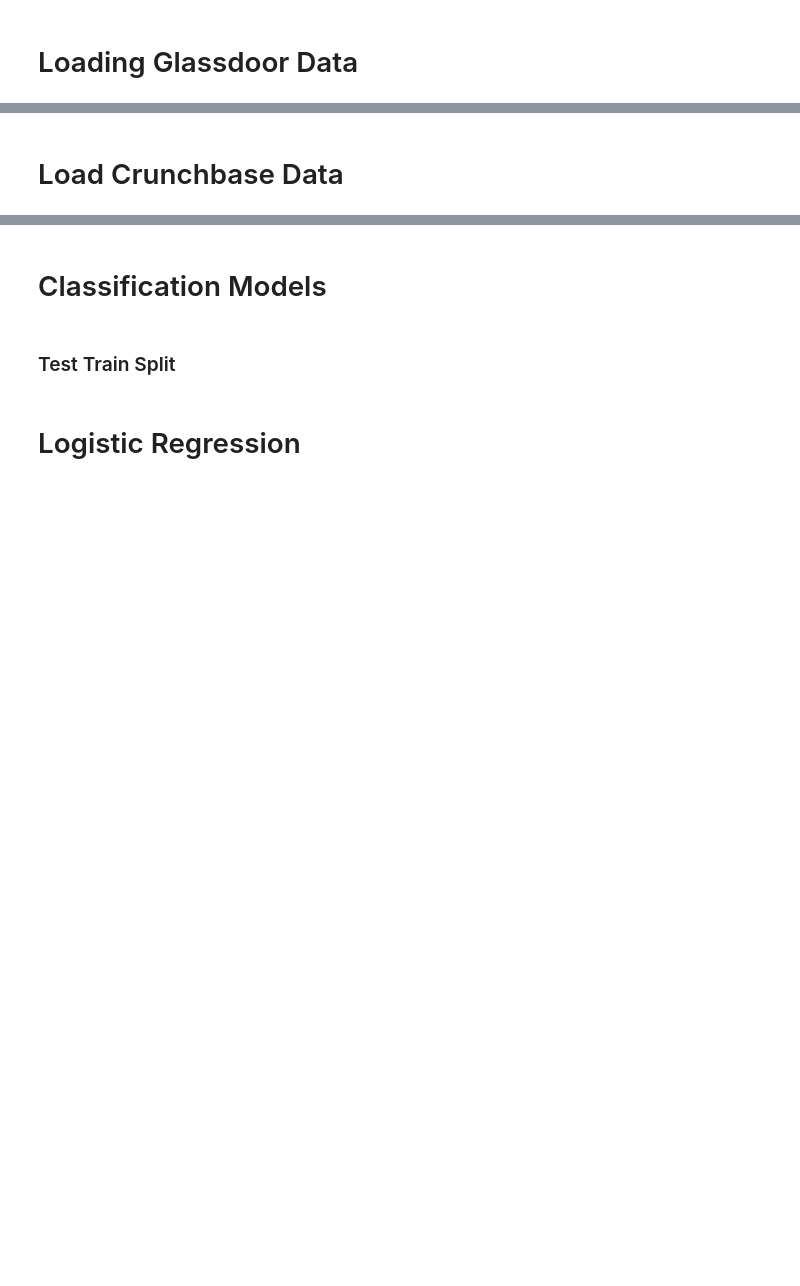
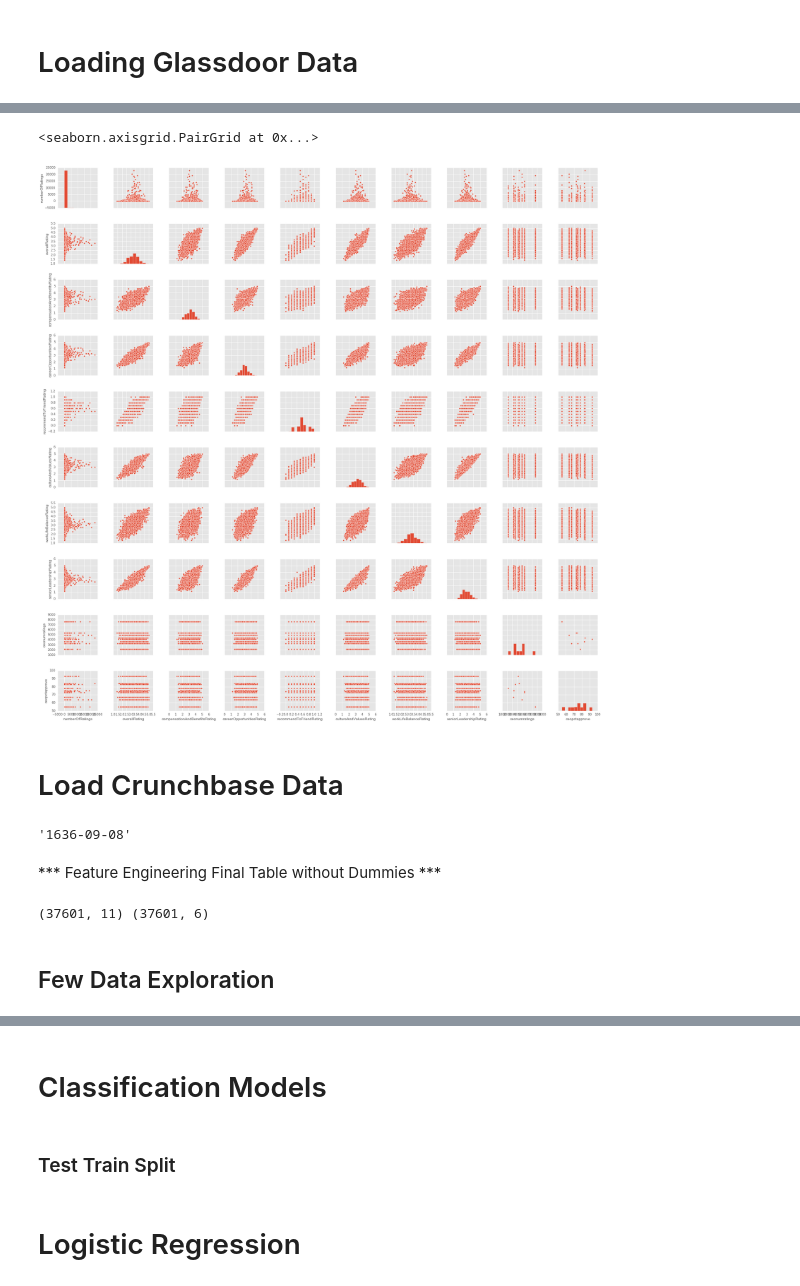
Before and after one commit to McnultyOne/octo-parakeet, a Jupyter notebook: DataClassification_MergedData.ipynb, the cells around one changed output, grey strips where cells are left out. Saved outputs shown, nothing was run; the diff lists cells and outputs as text; code cells hidden in the pictures; blank space fills up the shorter version.

Commit message:
updated model

```diff
--- a/DataClassification_MergedData.ipynb
+++ b/DataClassification_MergedData.ipynb
@@ -27,3 +66,8 @@ dta = dta.drop_duplicates()
+# %%
+sns.pairplot(distinct_glassdoorDf)
+# %% [output]
+<seaborn.axisgrid.PairGrid at 0x...>
+[figure, added]
 # %% [markdown]
 # Load Crunchbase Data
 # %%
@@ -31,3 +75,9 @@ cb_df = pd.read_csv("/Users/deepakgautam/octo-parakeet/Crunchbase/companies.csv"
 # %%
 cName_df = pd.DataFrame()
 cbUSA_df = cb_df[cb_df['country_code']=='USA']
+# %%
+cbUSA_df.founded_at.dropna().min()
+# %% [output]
+'1636-09-08'
+# %% [markdown]
+*** Feature Engineering Final Table without Dummies ***
@@ -33,0 +153,19 @@ cbUSA_df = cb_df[cb_df['country_code']=='USA']
+# %%
+# Joining tables and updating null Values
+q = "Select * from modelCB_df left join vcTiers_dfUnique on vcTiers_dfUnique.company_name = modelCB_df.name"
+
+# Merged table is now set our new main CB table
+cbUSA_dfWithVC = pysqldf(q)
+
+
+cbUSA_dfWithVC['tier_1'] = cbUSA_dfWithVC['tier_1'].fillna(0)
+cbUSA_dfWithVC['tier_2'] = cbUSA_dfWithVC['tier_2'].fillna(0)
+cbUSA_dfWithVC['tier_3'] = cbUSA_dfWithVC['tier_3'].fillna(0)
+cbUSA_dfWithVC['tier_4'] = cbUSA_dfWithVC['tier_4'].fillna(0)
+cbUSA_dfWithVC['tier_5'] = cbUSA_dfWithVC['tier_5'].fillna(0)
+
+cbUSA_dfWithVC = cbUSA_dfWithVC.drop('company_name', 1)
+# %% [output]
+(37601, 11) (37601, 6)
+# %% [markdown]
+## Few Data Exploration
```
Also changed, not shown: parts of 60 cells of this notebook.
